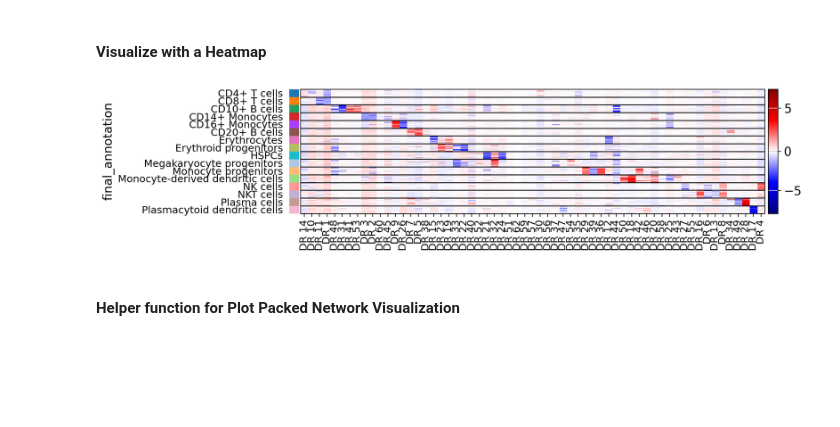
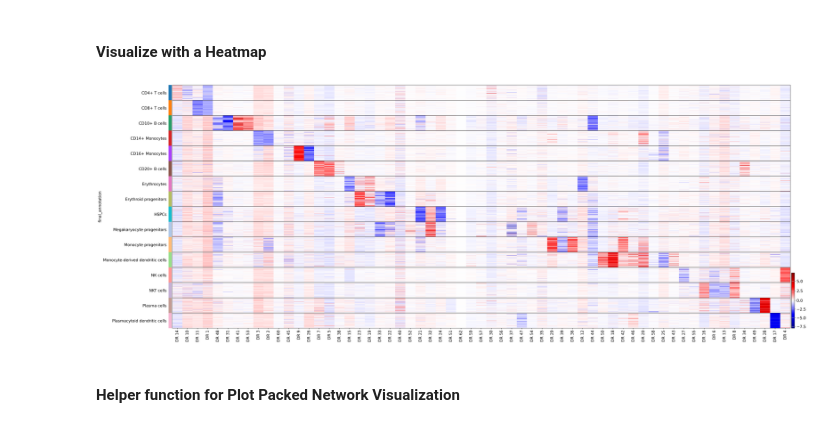
Before and after one commit to clarasoekler/DRVI_tutorials, a Jupyter notebook: identification_of_factors_tutorial.ipynb, the cells around one changed output. Saved outputs shown, nothing was run; the diff lists cells and outputs as text; code cells hidden in the pictures; blank space fills up the shorter version.

```diff
--- a/identification_of_factors_tutorial.ipynb
+++ b/identification_of_factors_tutorial.ipynb
@@ -285,11 +356,27 @@ Factor–cell type pairs with SMI >= 0.5: 24
 # %% [markdown]
 #### Visualize with a Heatmap
-# %%
-drvi.utils.pl.plot_latent_dims_in_heatmap(
-    embed, annot_col, title_col="title", sort_by_categorical=True
-)
-# %% [output]
-[figure, removed]
+# %%
+drvi.utils.pl.plot_latent_dims_in_heatmap(
+    embed,
+    annot_col,
+    title_col="title",
+    sort_by_categorical=True,
+    figsize=(40, 16),
+    show=False,
+)
+
+fig = plt.gcf()
+for ax in fig.axes:
+    for label in ax.get_xticklabels():
+        label.set_fontsize(14)
+    for label in ax.get_yticklabels():
+        label.set_fontsize(14)
+
+plt.tight_layout()
+plt.savefig("heatmap_large.png", dpi=150, bbox_inches="tight")
+plt.show()
+# %% [output]
+[figure, added]
 # %% [markdown]
 #### Helper function for Plot Packed Network Visualization
 # %%
```
Also changed, not shown: parts of 45 cells of this notebook, 1 other file.
